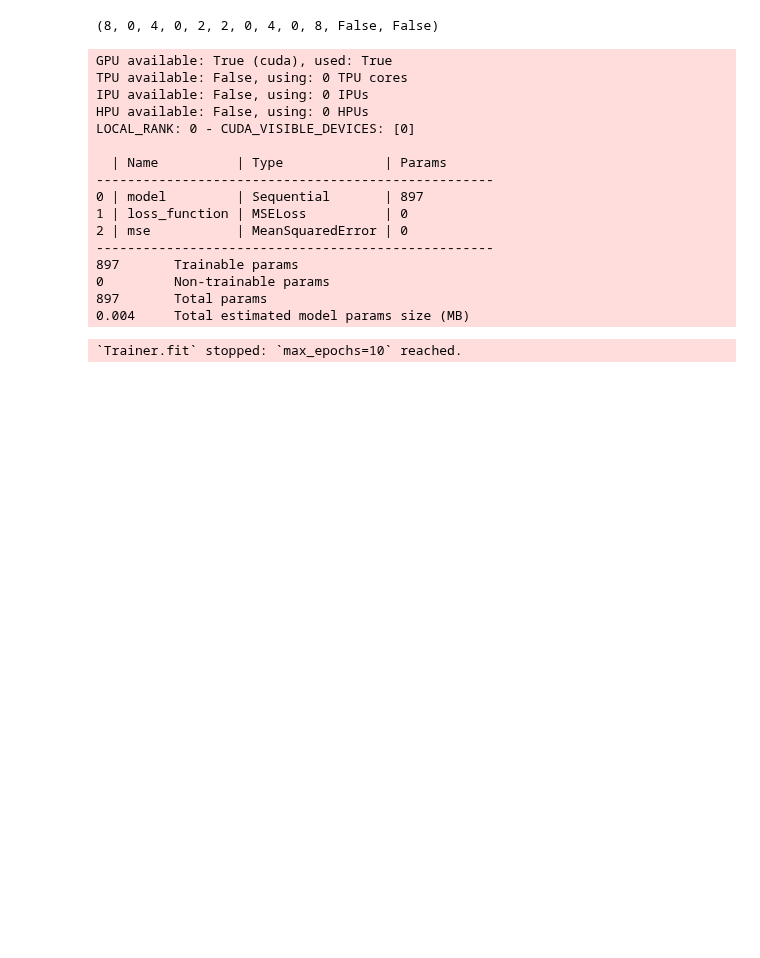
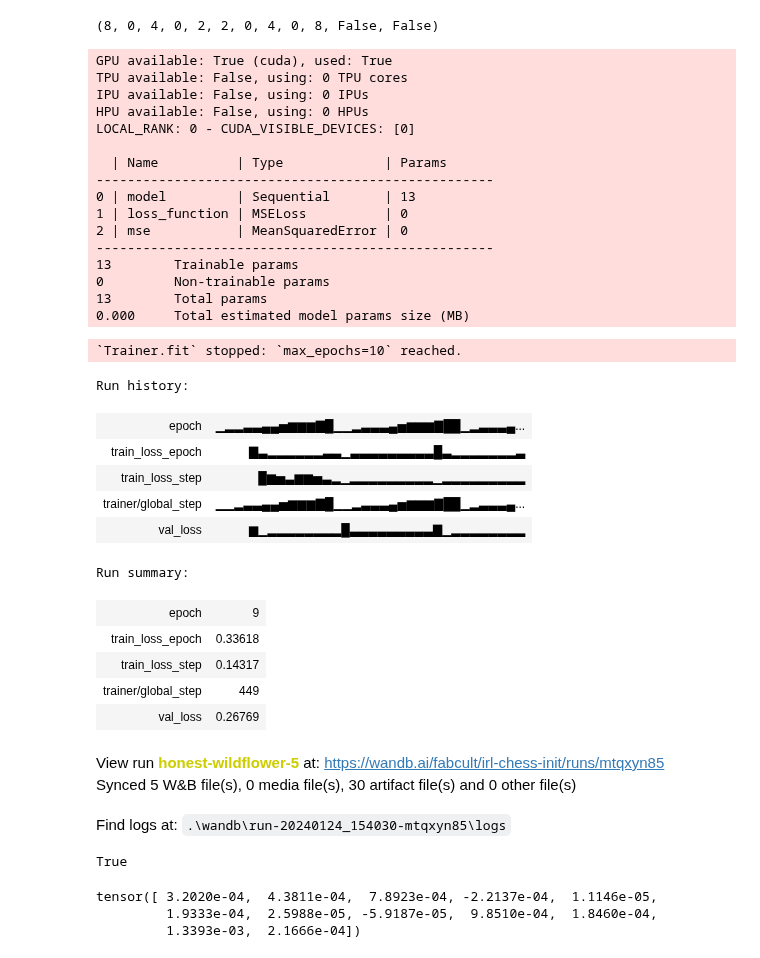
Before and after one commit to gnf-bachelor/irl-chess, a Jupyter notebook: notebooks/fics.ipynb, the cells around one changed output. Drawn from its saved outputs; the diff is of its cells as text; code cells hidden in the pictures; blank space fills up the shorter version.

Commit message:
Policywalk implemented
WTF is energy and alpha and the prior??

```diff
--- a/notebooks/fics.ipynb
+++ b/notebooks/fics.ipynb
@@ -182,12 +182,12 @@ for position in positions:
 # %%
 def depth_first_search(starting_board: chess.Board,
                        true_move: str,
-                       weights: np.array=np.ones(1),
+                       weights: torch.Tensor=torch.ones(1),
                        depth: int=2,
                        heuristic_function=None):
     if heuristic_function is None:
         def heuristic_function(board: chess.Board):
-            return np.ones_like(weights)
+            return torch.ones_like(weights)
     # depth refers to depth of moves by moving player
     boards_seen = [[starting_board]] + [[] for _ in range(depth*2)]
     boards_not_seen = [[starting_board]] + [[] for _ in range(depth*2)]
@@ -213,23 +213,3 @@ def set_board(moves: list[str]):
     for move in moves:
         board.push_san(move)
     return board
-
-def calculate_heuristics(board: chess.Board):
-    material_dict = {
-        chess.PAWN: 1,
-        chess.KNIGHT: 3,
-        chess.BISHOP: 3,
-        chess.ROOK: 5,
-        chess.QUEEN: 9,
-        chess.KING: 0  # The value for the king is typically set to 0 in material evaluation
-    }
-    board_arr = board_to_array(board, material_dict=material_dict)
-
-    # material_white = np.sum(board_arr[board_arr > 0])
-    # material_black = np.abs(np.sum(board_arr[board_arr < 0]))
-    pieces_white = [np.sum(board_arr == i) for i in range(1, 6)]
-    pieces_black = [np.sum(board_arr == i) for i in range(-5, 0)]
-    check = board.is_check()
-    checkmate = board.is_checkmate()
-
-    return *pieces_white, *pieces_black, check, checkmate
@@ -247,14 +297,13 @@ import torch.nn as nn
 from torch.utils.data import DataLoader, TensorDataset
 from torchmetrics import MeanSquaredError
 import pytorch_lightning as pl
+import wandb
 
 class SimpleRegressionModel(pl.LightningModule):
     def __init__(self, input_size, hidden_size, output_size):
         super(SimpleRegressionModel, self).__init__()
         self.model = nn.Sequential(
-            nn.Linear(input_size, hidden_size),
-            nn.ReLU(),
-            nn.Linear(hidden_size, output_size)
+            nn.Linear(input_size, output_size)
         )
         self.loss_function = nn.MSELoss()
         self.mse = MeanSquaredError()
@@ -266,7 +315,7 @@ class SimpleRegressionModel(pl.LightningModule):
         x, y = batch
         predictions = self(x)
         loss = self.loss_function(predictions.squeeze(), y.squeeze())
-        wandb.log({'train_loss': loss})
+        self.log('train_loss', loss.item(), on_epoch=True)
         return loss
 
     def validation_step(self, batch, batch_idx):
@@ -274,7 +323,7 @@ class SimpleRegressionModel(pl.LightningModule):
         y = y.squeeze()
         predictions = self(x).squeeze()
         loss = self.loss_function(predictions, y)
-        wandb.log({'val_loss': loss})
+        self.log('val_loss', loss.item(), on_epoch=True)
         return loss
 
     def configure_optimizers(self):
@@ -286,37 +335,60 @@ input_size = X.shape[-1]
 hidden_size = 64
 output_size = 1
 
 # Create DataLoader
 dataset = TensorDataset(X, y)
-loader = DataLoader(dataset, batch_size=32, shuffle=True)
+loader = DataLoader(dataset, batch_size=32, shuffle=False)
 
 # Initialize the model
 model = SimpleRegressionModel(input_size, hidden_size, output_size)
 
 # Initialize PyTorch Lightning Trainer
+wandb_logger = pl.loggers.WandbLogger(project="irl-chess-init", log_model="all")
+checkpoint_callback = pl.callbacks.ModelCheckpoint(monitor="val_loss", mode="min")
+
 trainer = pl.Trainer(
     max_epochs=10,
     precision="32-true",
-    logger=pl.loggers.WandbLogger(project="irl-chess-init", log_model="all"),
+    logger=wandb_logger,
+    log_every_n_steps=45
 )
-
 # Train the model
 trainer.fit(model, train_dataloaders=loader, val_dataloaders=loader)
+wandb.finish()
 # %% [output]
 GPU available: True (cuda), used: True
 TPU available: False, using: 0 TPU cores
 IPU available: False, using: 0 IPUs
 HPU available: False, using: 0 HPUs
 LOCAL_RANK: 0 - CUDA_VISIBLE_DEVICES: [0]
 
   | Name          | Type             | Params
 ---------------------------------------------------
-0 | model         | Sequential       | 897
+0 | model         | Sequential       | 13
 1 | loss_function | MSELoss          | 0
 2 | mse           | MeanSquaredError | 0
 ---------------------------------------------------
-897       Trainable params
+13        Trainable params
 0         Non-trainable params
-897       Total params
-0.004     Total estimated model params size (MB)
+13        Total params
+0.000     Total estimated model params size (MB)
 `Trainer.fit` stopped: `max_epochs=10` reached.
+Run history:
+| epoch | ▁▂▂▃▃▄▄▅▆▆▆▇█▁▁▂▃▃▃▄▅▆▆▆▇██▁▂▃▃▃▄... |
+| train_loss_epoch | ▇▃▂▂▂▂▂▂▃▃▁▃▃▃▃▃▃▃▃▃█▃▂▂▂▂▂▂▂▃ |
+| train_loss_step | █▆▅▃▆▆▅▃▂▁▂▂▂▂▂▂▂▂▂▁▂▂▂▂▂▂▂▂▂ |
+| trainer/global_step | ▁▁▂▃▃▄▄▅▆▆▆▇█▁▁▂▃▃▃▄▅▆▆▆▇██▁▂▃▃▃▄... |
+| val_loss | ▆▁▂▂▂▂▂▂▂▂█▃▃▃▃▃▃▃▃▃▇▁▂▂▂▂▂▂▂▂ |
+Run summary:
+| epoch | 9 |
+| train_loss_epoch | 0.33618 |
+| train_loss_step | 0.14317 |
+| trainer/global_step | 449 |
+| val_loss | 0.26769 |
+View run honest-wildflower-5 at: https://wandb.ai/fabcult/irl-chess-init/runs/mtqxyn85
+Synced 5 W&B file(s), 0 media file(s), 30 artifact file(s) and 0 other file(s)
+Find logs at: .\wandb\run-20240124_154030-mtqxyn85\logs
+# %%
+torch.cuda.is_available()
+# %% [output]
+True
@@ -322,0 +467,8 @@ LOCAL_RANK: 0 - CUDA_VISIBLE_DEVICES: [0]
+# %%
+theta = torch.rand(12)
+theta_star = policy_walk(theta, boards, next_moves, epochs=2, depth=1)
+print(theta - theta_star)
+# %% [output]
+tensor([ 3.2020e-04,  4.3811e-04,  7.8923e-04, -2.2137e-04,  1.1146e-05,
+         1.9333e-04,  2.5988e-05, -5.9187e-05,  9.8510e-04,  1.8460e-04,
+         1.3393e-03,  2.1666e-04])
```
Also changed, not shown: parts of 10 cells of this notebook.
